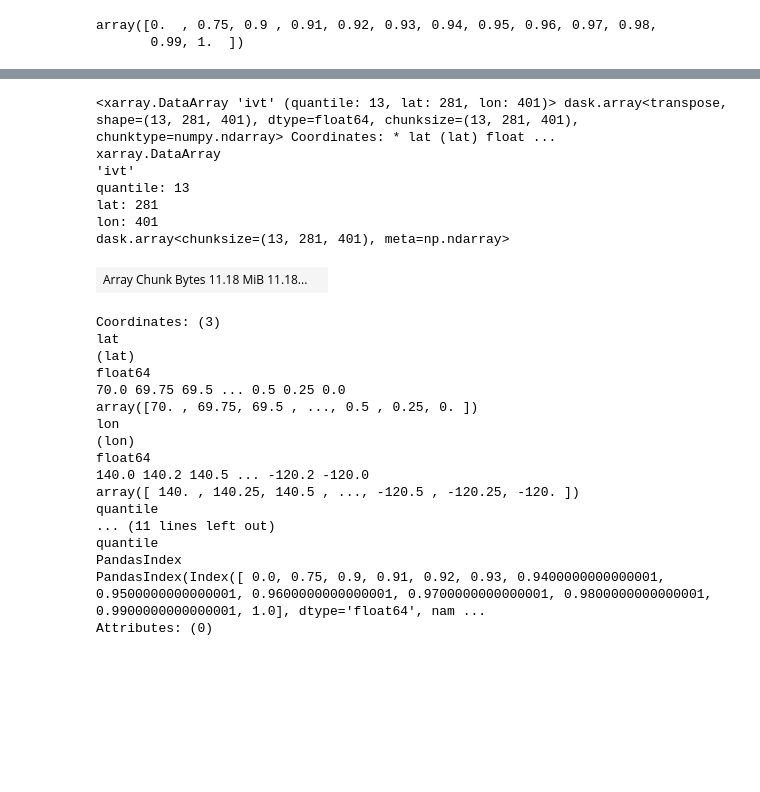
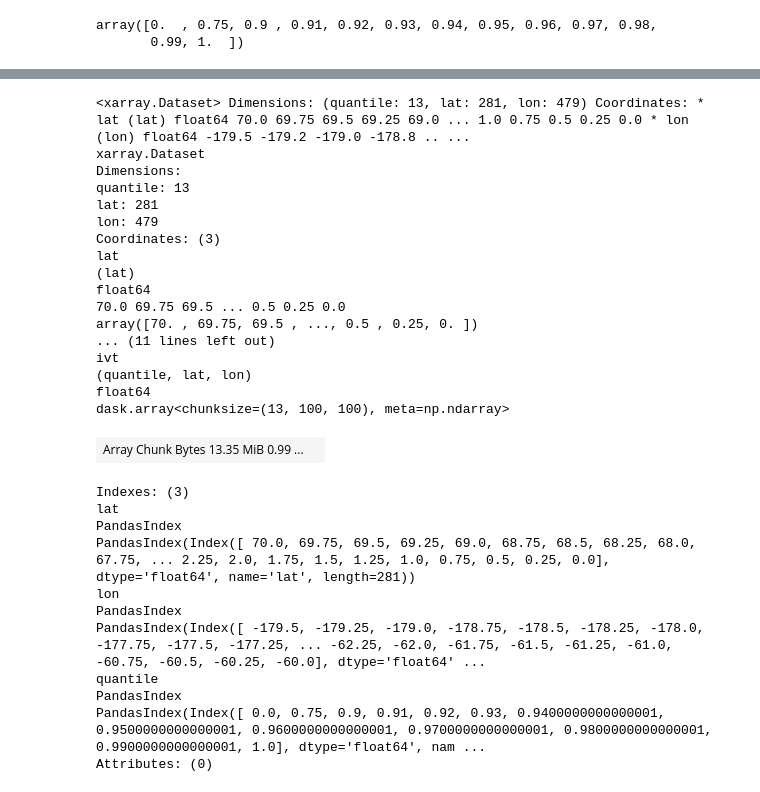
Before and after one commit to dlnash/SEAK_AR_impacts, a Jupyter notebook: analysis/calculate_mclimate.ipynb, the cells around one changed output, grey strips where cells are left out. Cells and saved outputs as stored; diff of their text form; code cells hidden in the pictures; blank space fills up the shorter version.

```diff
--- a/analysis/calculate_mclimate.ipynb
+++ b/analysis/calculate_mclimate.ipynb
@@ -75,13 +44,14 @@ NDJ
 # %%
-## load all ARIDs from the new subset
+## load all days from the new subset
 ## create list of fnames
-trackID_lst = NDJ['trackID'].values
 fname_lst = []
 path_to_data = '/data/projects/Comet/cwp140/'
+path_to_data = '/cw3e/mead/projects/cwp140/scratch/dnash/data/'
 varname = 'ivt'
 
-for i, trackID in enumerate(trackID_lst):
-    ARID = int(trackID)
-    fname = path_to_data + 'preprocessed/GEFSv12_reforecast/{0}/{1}_{0}.nc'.format(varname, ARID)
+for i, dt in enumerate(final_lst):
+    ts = pd.to_datetime(str(dt))
+    d = ts.strftime("%Y%m%d")
+    fname = path_to_data + 'preprocessed/GEFSv12_reforecast/{0}/{1}_{0}.nc'.format(varname, d)
     fname_lst.append(fname)
 # %% [markdown]
@@ -90,19 +60,11 @@ Try selecting only the 21 hour for each file
 %%time
 def preprocess(ds):
     ds = ds.drop_vars(["ivtu", "ivtv"])
-    ds = ds.sel(time=ds.time.dt.hour == 21) # select the 21 UTC hour
+    ds = ds.isel(step=-1) # select the 24 hr lead step
 
     return ds
 
 ## use xr.open_mfdataset to read all the files within that ssn clim
-ds = xr.open_mfdataset(fname_lst, combine="nested", engine='netcdf4', parallel=False, preprocess=preprocess)
+ds = xr.open_mfdataset(fname_lst, concat_dim="valid_time", combine="nested", engine='netcdf4', chunks={"lat": 100, "lon": 100}, preprocess=preprocess)
 ds
-## now read in "../out/SEAK_ardates_hourly.csv' and create a list of 3h times where AR=1
-## select only those dates/times from the ds
-
-## now create a dimension called "lead" based on H of each valid time
-
-
-## calculate percentiles based on those groups
-# percentile_lst = [0. 0.75, 0.9] + np.arange(.91, 100.1, 0.1)
 # %% [output]
@@ -142,5 +107,6 @@ Attributes: (0)
-# %%
-ds = ds.chunk(dict(time=-1))
+# %%
+## need to rechunk so time is a single chunk
+ds = ds.chunk(dict(valid_time=-1))
 # %%
 ds
 # %% [output]
@@ -181,6 +156,6 @@ array([0.  , 0.75, 0.9 , 0.91, 0.92, 0.93, 0.94, 0.95, 0.96, 0.97, 0.98,
        0.99, 1.  ])
 # %%
 %%time
-ivt_mclimate = ds.quantile(quantile_arr, dim='time', skipna=True)
+ivt_mclimate = ds.quantile(quantile_arr, dim=['valid_time', 'number'], skipna=True)
 ivt_mclimate
 # %% [output]
@@ -189,24 +164,28 @@ Wall time: 17.3 ms
-<xarray.DataArray 'ivt' (quantile: 13, lat: 281, lon: 401)> dask.array<transpose, shape=(13, 281, 401), dtype=float64, chunksize=(13, 281, 401), chunktype=numpy.ndarray> Coordinates: * lat (lat) float ...
-xarray.DataArray
-'ivt'
+<xarray.Dataset> Dimensions: (quantile: 13, lat: 281, lon: 479) Coordinates: * lat (lat) float64 70.0 69.75 69.5 69.25 69.0 ... 1.0 0.75 0.5 0.25 0.0 * lon (lon) float64 -179.5 -179.2 -179.0 -178.8 .. ...
+xarray.Dataset
+Dimensions:
 quantile: 13
 lat: 281
-lon: 401
-dask.array<chunksize=(13, 281, 401), meta=np.ndarray>
+lon: 479
+Coordinates: (3)
+lat
+(lat)
+float64
+70.0 69.75 69.5 ... 0.5 0.25 0.0
+array([70. , 69.75, 69.5 , ..., 0.5 , 0.25, 0. ])
+... (11 lines left out)
+ivt
+(quantile, lat, lon)
+float64
+dask.array<chunksize=(13, 100, 100), meta=np.ndarray>
-| Array Chunk Bytes 11.18 MiB 11.18... |  |
+| Array Chunk Bytes 13.35 MiB 0.99 ... |  |
-Coordinates: (3)
+Indexes: (3)
 lat
-(lat)
-float64
-70.0 69.75 69.5 ... 0.5 0.25 0.0
-array([70. , 69.75, 69.5 , ..., 0.5 , 0.25, 0. ])
+PandasIndex
+PandasIndex(Index([ 70.0, 69.75, 69.5, 69.25, 69.0, 68.75, 68.5, 68.25, 68.0, 67.75, ... 2.25, 2.0, 1.75, 1.5, 1.25, 1.0, 0.75, 0.5, 0.25, 0.0], dtype='float64', name='lat', length=281))
 lon
-(lon)
-float64
-140.0 140.2 140.5 ... -120.2 -120.0
-array([ 140. , 140.25, 140.5 , ..., -120.5 , -120.25, -120. ])
-quantile
-... (11 lines left out)
+PandasIndex
+PandasIndex(Index([ -179.5, -179.25, -179.0, -178.75, -178.5, -178.25, -178.0, -177.75, -177.5, -177.25, ... -62.25, -62.0, -61.75, -61.5, -61.25, -61.0, -60.75, -60.5, -60.25, -60.0], dtype='float64' ...
 quantile
 PandasIndex
 PandasIndex(Index([ 0.0, 0.75, 0.9, 0.91, 0.92, 0.93, 0.9400000000000001, 0.9500000000000001, 0.9600000000000001, 0.9700000000000001, 0.9800000000000001, 0.9900000000000001, 1.0], dtype='float64', nam ...
```
Also changed, not shown: parts of 22 cells of this notebook, 8 other files.
